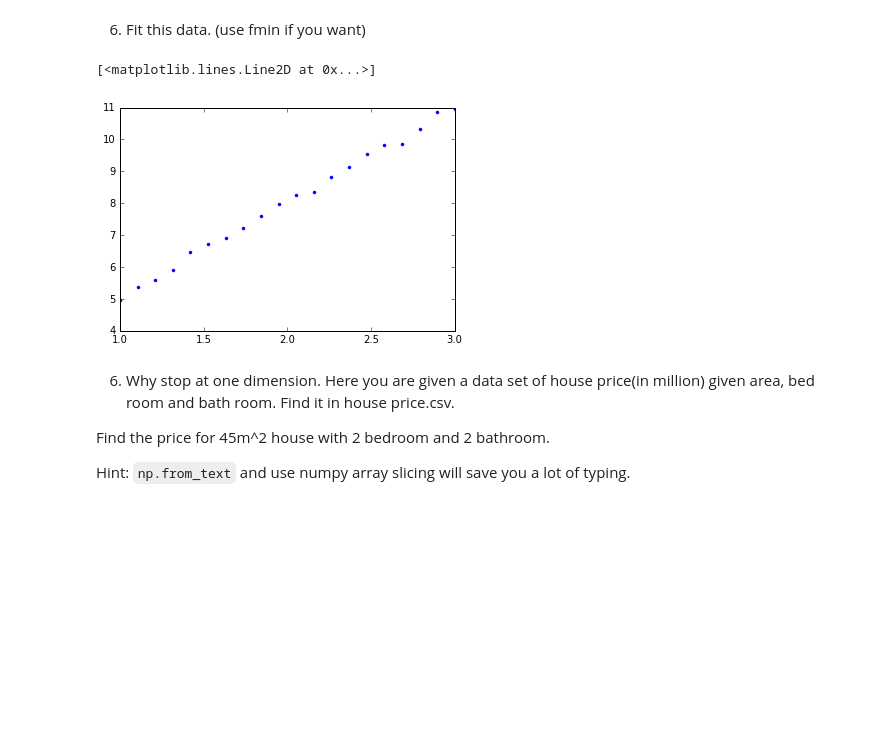
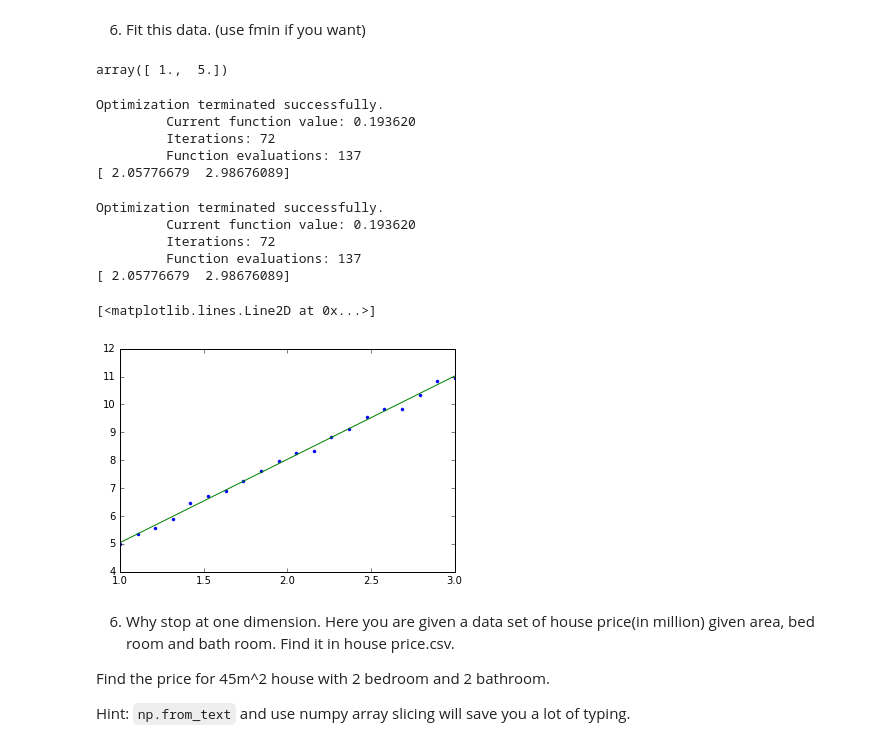
Before and after one commit to piti118/Pattern, a Jupyter notebook: Exercise 2.ipynb, the cells around one changed output. Saved outputs shown, nothing was run; the diff lists cells and outputs as text; code cells hidden in the pictures; blank space fills up the shorter version.

```diff
--- a/Exercise 2.ipynb
+++ b/Exercise 2.ipynb
@@ -106,7 +106,7 @@ def df(xs):
 
 eta = 0.01
 
-for i in range(400):
+for i in range(500):
     xs = xs - eta*df(xs)
 
 print xs
@@ -139,11 +176,59 @@ np.random.seed(12345)
 n = 20
 xs = np.linspace(1,3, n)
 ys = 3*xs + 2 + np.random.randn(n)*0.1
-# %%
-plt.plot(xs,ys, '.')
-# %% [output]
-[<matplotlib.lines.Line2D at 0x...>]
-[figure, removed]
+# %%
+np.concatenate([[1.], [5] ])
+# %% [output]
+array([ 1.,  5.])
+# %%
+def cost(ws):
+    N = ys.size
+    s = 0.
+    for i in range(N):
+        padx = [1., xs[i]]
+        guess = np.dot(ws, padx)
+        s += (ys[i] - guess)**2
+    return s
+
+import scipy.optimize as opt
+res = opt.fmin(cost, [0.,1.])
+print res
+# %% [output]
+Optimization terminated successfully.
+         Current function value: 0.193620
+         Iterations: 72
+         Function evaluations: 137
+[ 2.05776679  2.98676089]
+# %%
+plt.plot(xs,ys, '.')
+
+def padall(xs):
+    tmp = np.zeros((xs.size,2))
+    tmp[:, 0] = 1.
+    tmp[:, 1] = xs
+    return tmp
+
+# print np.dot( padall(xs), [2,3])
+pxs = padall(xs)
+
+def cost(ws):
+    guesses = np.dot(pxs, ws)
+    return np.sum((ys - guesses)**2)
+
+import scipy.optimize as opt
+res = opt.fmin(cost, [0.,1.])
+print res
+
+guesses = np.dot(pxs, res)
+plt.plot(xs, guesses)
+# %% [output]
+Optimization terminated successfully.
+         Current function value: 0.193620
+         Iterations: 72
+         Function evaluations: 137
+[ 2.05776679  2.98676089]
+[<matplotlib.lines.Line2D at 0x...>]
+[figure, added]
 # %% [markdown]
 6) Why stop at one dimension. Here you are given a data set of house price(in million) given area, bed room and bath room. Find it in house price.csv.
 
```
Also changed, not shown: parts of 10 cells of this notebook.
